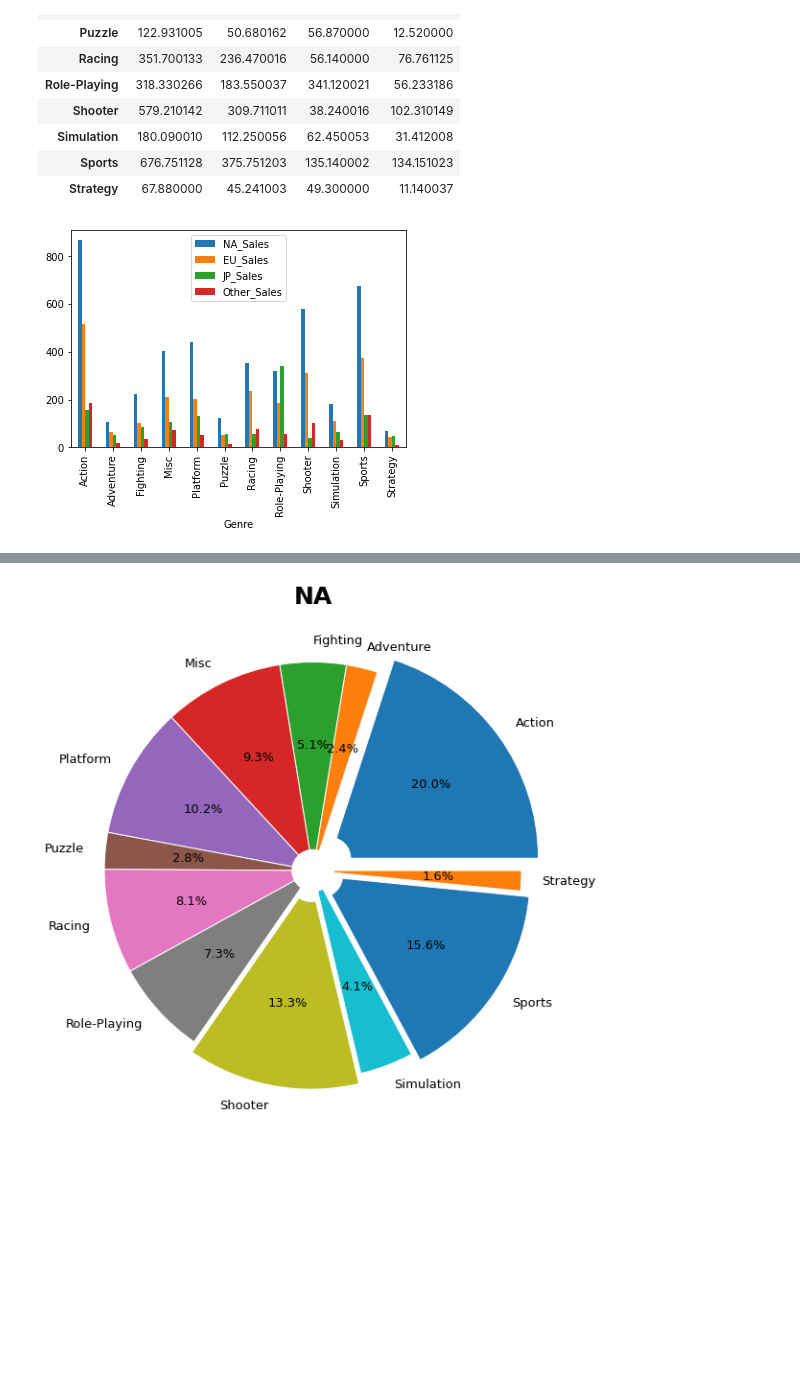
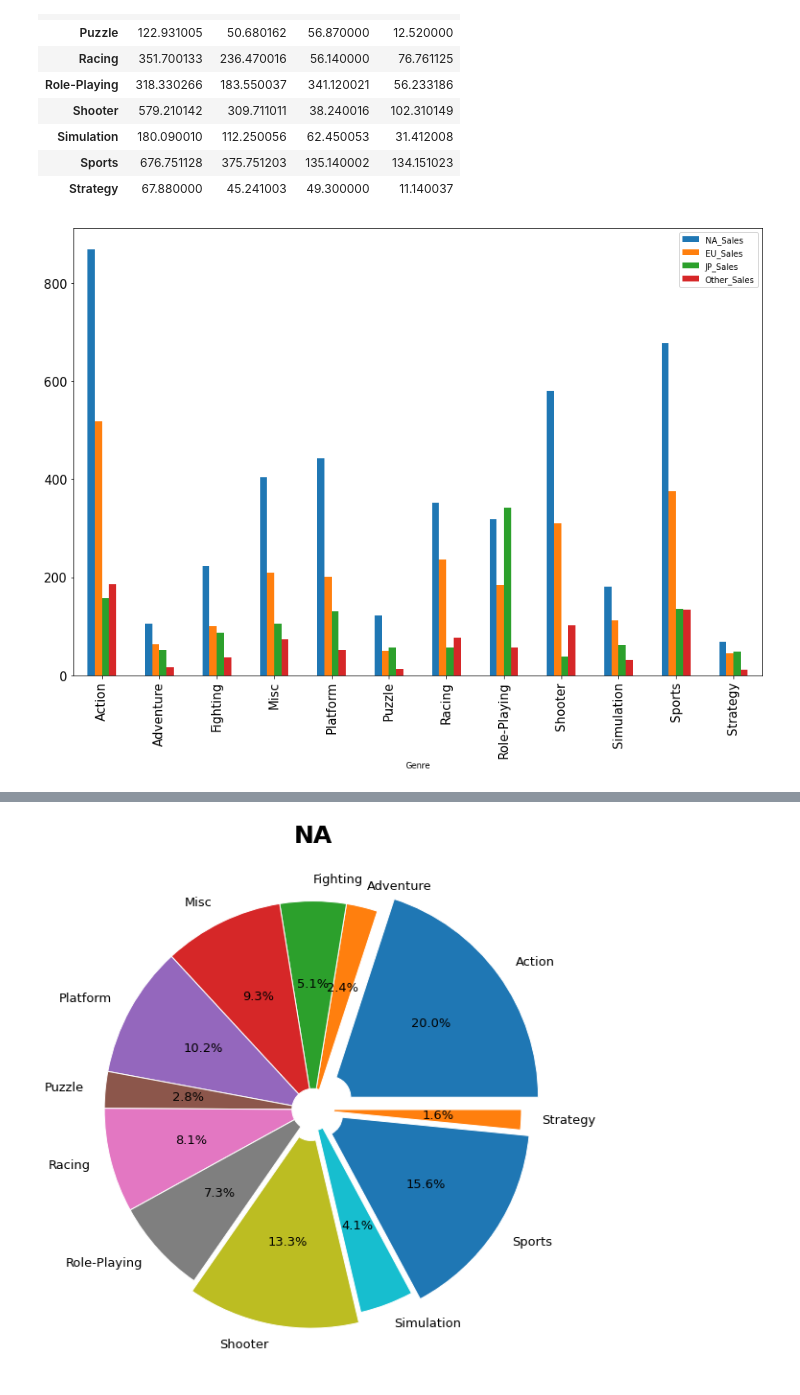
Before and after one commit to sksos7/Project, a Jupyter notebook: Codestates_AI_05/Project_S_01/Project_S1_kyu.ipynb, the cells around one changed output, grey strips where cells are left out. Cells and saved outputs as stored; diff of their text form; code cells hidden in the pictures; blank space fills up the shorter version.

```diff
--- a/Codestates_AI_05/Project_S_01/Project_S1_kyu.ipynb
+++ b/Codestates_AI_05/Project_S_01/Project_S1_kyu.ipynb
@@ -170,9 +170,9 @@ df_area_genre_visual
 | Strategy | 67.880000 | 45.241003 | 49.300000 | 11.140037 |
 # %%
 # 지역별 각 장르의 출고량
-df_area_genre_visual.plot.bar()
+df_area_genre_visual.plot.bar(figsize=(15,10), fontsize=15)
 plt.show()
 # %% [output]
-[figure, old version]
+[figure, new version]
 # %%
 # 지역별 action, role-playing 출고량
```
Also changed, not shown: parts of 10 cells of this notebook.
